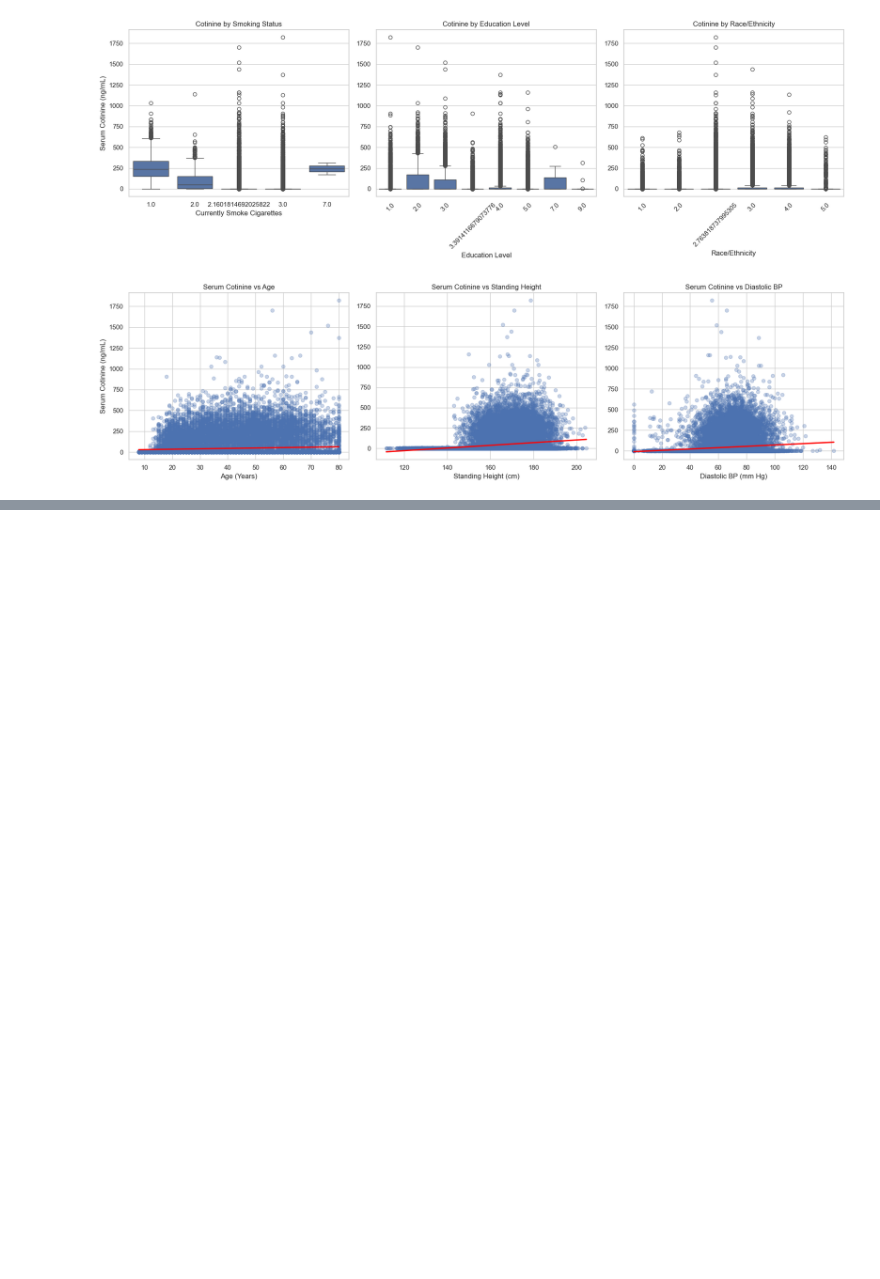
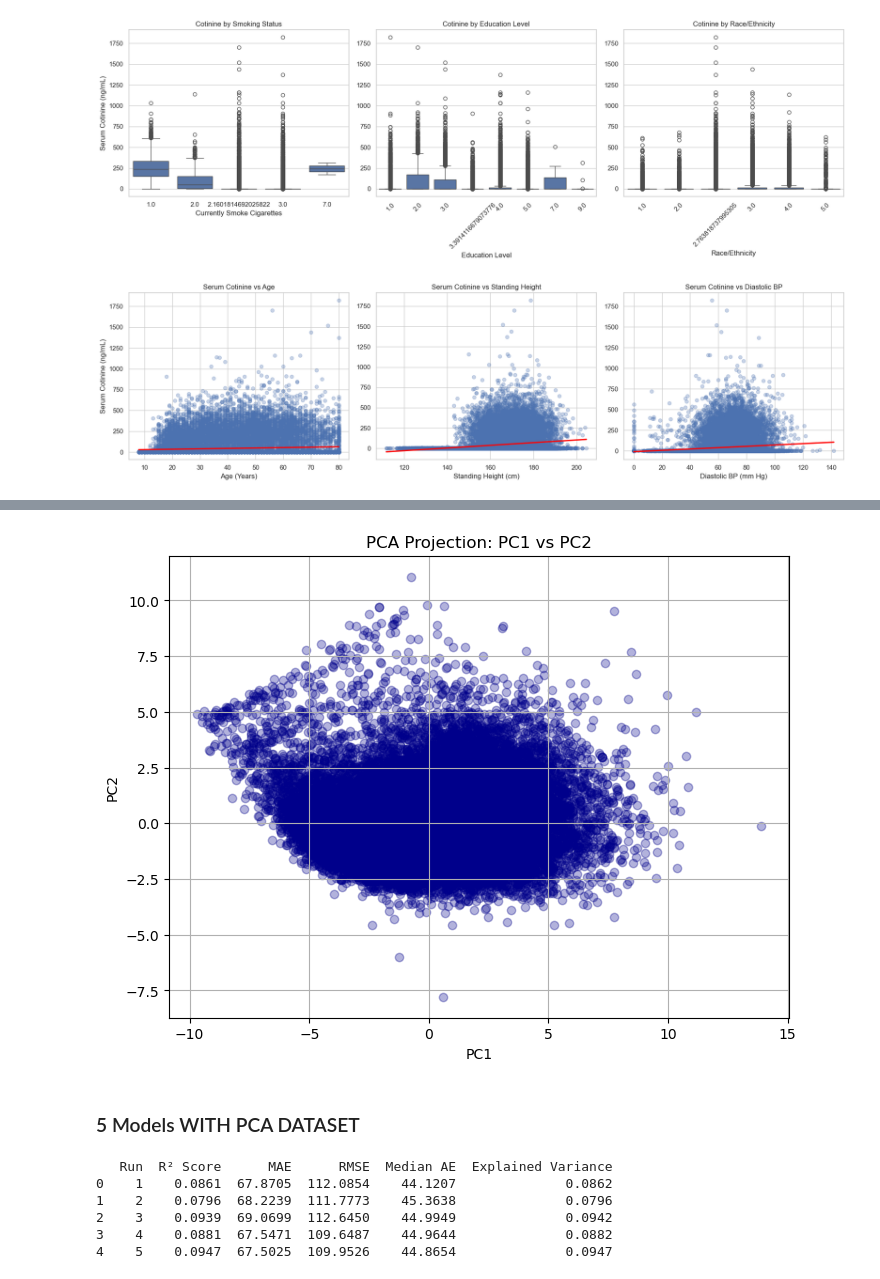
Before and after one commit to Pritthika-Dhar/Nicotine-Intake-Prediction, a Jupyter notebook: Nicotine_Intake_Prediction.ipynb, the cells around one changed output, grey strips where cells are left out. Drawn from its saved outputs; the diff is of its cells as text; code cells hidden in the pictures; blank space fills up the shorter version.

```diff
--- a/Nicotine_Intake_Prediction.ipynb
+++ b/Nicotine_Intake_Prediction.ipynb
@@ -553,0 +614,64 @@ plt.show()
+# %%
+plt.figure(figsize=(8, 6))
+plt.scatter(X_pca[:, 0], X_pca[:, 1], alpha=0.3, c='darkblue')
+plt.xlabel('PC1')
+plt.ylabel('PC2')
+plt.title('PCA Projection: PC1 vs PC2')
+plt.grid(True)
+
+# Save the figure before showing it
+plt.savefig('PCA_PC1_vs_PC2.png', dpi=300, bbox_inches='tight')  # high-res image
+
+plt.show()
+# %% [output]
+[figure, added]
+# %% [markdown]
+### 5 Models WITH PCA DATASET
+# %%
+from sklearn.linear_model import LinearRegression
+from sklearn.model_selection import train_test_split
+from sklearn.metrics import mean_absolute_error, mean_squared_error, r2_score, median_absolute_error, explained_variance_score
+import pandas as pd
+import numpy as np
+
+# Load PCA-transformed dataset
+df = pd.read_csv("NHANES_PCA_22_with_target.csv")
+X = df.drop(columns=["Serum Cotinine (ng/mL)"])
+y = df["Serum Cotinine (ng/mL)"]
+
+# Store results
+results = []
+
+# Run model 5 times with different splits
+for seed in range(5):
+    X_train, X_test, y_train, y_test = train_test_split(X, y, test_size=0.2, random_state=seed)
+
+    model = LinearRegression()
+    model.fit(X_train, y_train)
+    y_pred = model.predict(X_test)
+
+    mae = mean_absolute_error(y_test, y_pred)
+    rmse = np.sqrt(mean_squared_error(y_test, y_pred))
+    r2 = r2_score(y_test, y_pred)
+    med_ae = median_absolute_error(y_test, y_pred)
+    evs = explained_variance_score(y_test, y_pred)
+
+    results.append({
+        "Run": seed + 1,
+        "R² Score": r2,
+        "MAE": mae,
+        "RMSE": rmse,
+        "Median AE": med_ae,
+        "Explained Variance": evs
+    })
+
+# Display results
+results_df = pd.DataFrame(results)
+print(results_df.round(4))
+# %% [output]
+   Run  R² Score      MAE      RMSE  Median AE  Explained Variance
+0    1    0.0861  67.8705  112.0854    44.1207              0.0862
+1    2    0.0796  68.2239  111.7773    45.3638              0.0796
+2    3    0.0939  69.0699  112.6450    44.9949              0.0942
+3    4    0.0881  67.5471  109.6487    44.9644              0.0882
+4    5    0.0947  67.5025  109.9526    44.8654              0.0947
```
Also changed, not shown: parts of 26 cells of this notebook.
